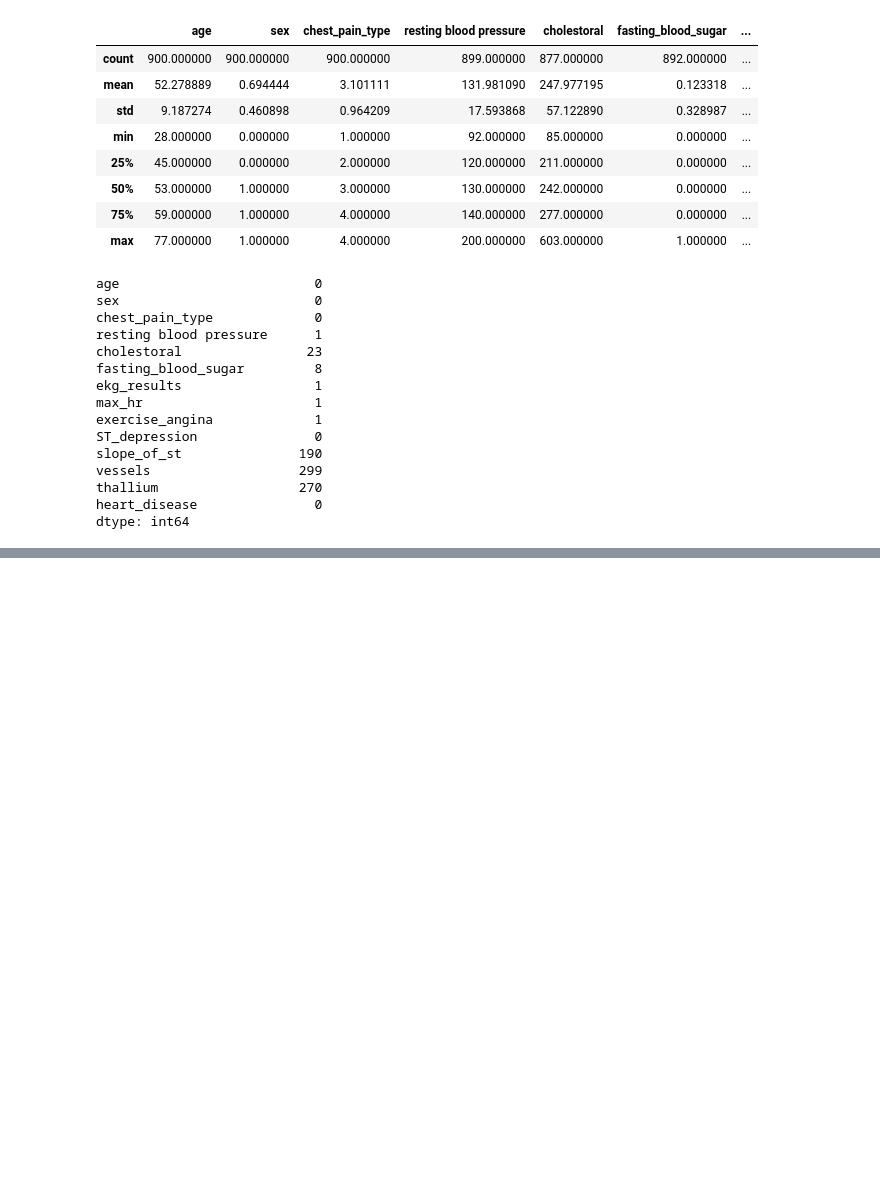
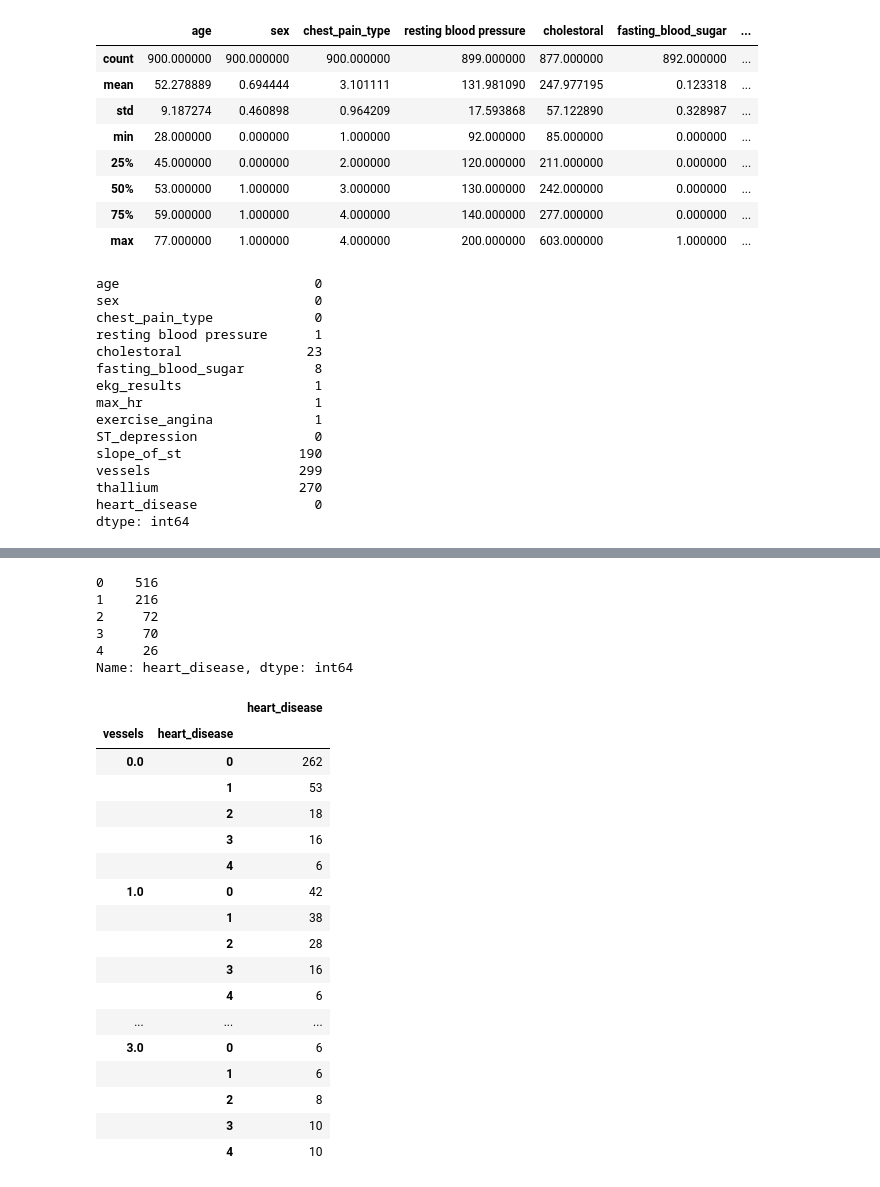
Before and after one commit to DATA-606-SPRING-2023-TUE/SriBhanu_DATA606, a Jupyter notebook: src/Data_Preparation.ipynb, the cells around one changed output, grey strips where cells are left out. Saved outputs shown, nothing was run; the diff lists cells and outputs as text; code cells hidden in the pictures; blank space fills up the shorter version.

```diff
--- a/src/Data_Preparation.ipynb
+++ b/src/Data_Preparation.ipynb
@@ -446,8 +446,8 @@ thallium                  float64
 heart_disease               int64
 dtype: object
 # %%
-df_concat = pd.concat([cf,sf,hf],ignore_index = True)
-df_concat.shape
+df_heart = pd.concat([cf,sf,hf],ignore_index = True)
+df_heart.shape
 # %% [output]
 (900, 14)
 # %%
@@ -500,0 +547,30 @@ dtype: int64
+# %%
+df_heart['heart_disease'].value_counts()
+# %% [output]
+0    516
+1    216
+2     72
+3     70
+4     26
+Name: heart_disease, dtype: int64
+# %%
+pd.DataFrame(df_heart.groupby(['vessels','heart_disease'])['heart_disease'].count())
+# %% [output]
+|  |  | heart_disease |
+| vessels | heart_disease |  |
+| 0.0 | 0 | 262 |
+|  | 1 | 53 |
+|  | 2 | 18 |
+|  | 3 | 16 |
+|  | 4 | 6 |
+| 1.0 | 0 | 42 |
+|  | 1 | 38 |
+|  | 2 | 28 |
+|  | 3 | 16 |
+|  | 4 | 6 |
+| ... | ... | ... |
+| 3.0 | 0 | 6 |
+|  | 1 | 6 |
+|  | 2 | 8 |
+|  | 3 | 10 |
+|  | 4 | 10 |
```
Also changed, not shown: parts of 15 cells of this notebook.
